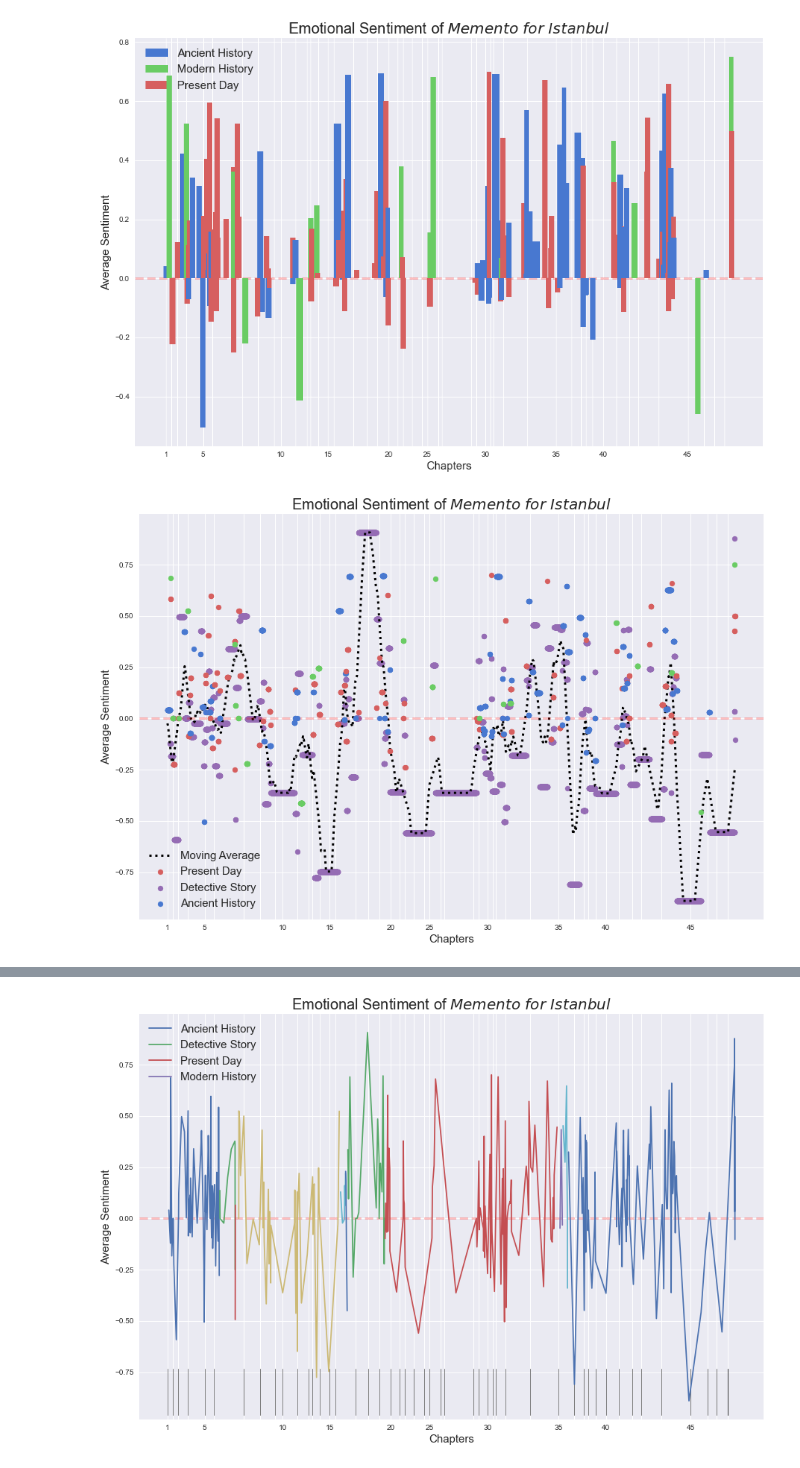
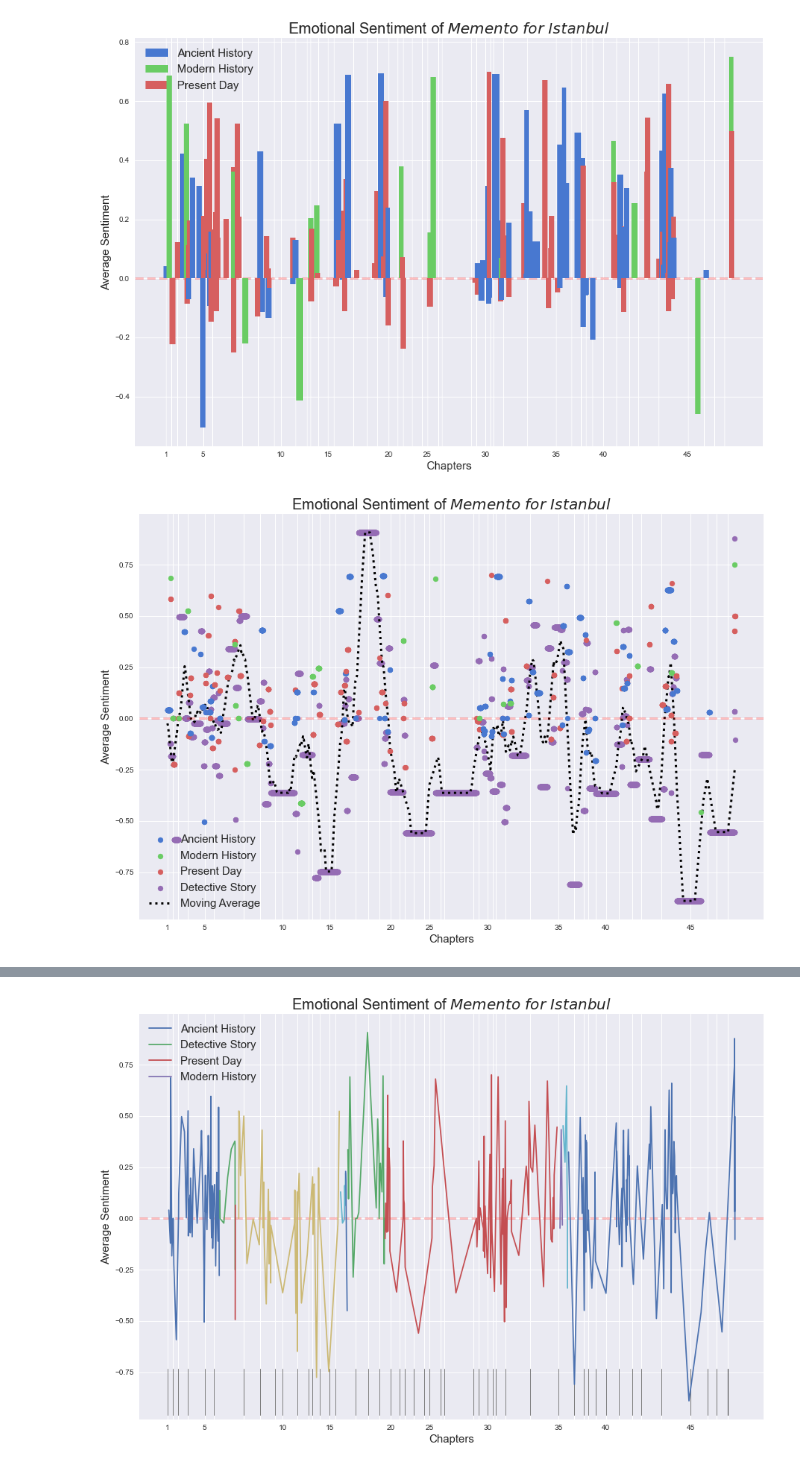
Before and after one commit to raffg/memento_for_istanbul, a Jupyter notebook: sentiment_analysis.ipynb, the cells around one changed output, grey strips where cells are left out. Cells and saved outputs as stored; diff of their text form; code cells hidden in the pictures.

```diff
--- a/sentiment_analysis.ipynb
+++ b/sentiment_analysis.ipynb
@@ -200,0 +213,35 @@ plt.show()
+# %%
+length = sum([section[3] for section in novel])
+x = np.linspace(0, length - 1, num=length)
+y = [item for sublist in [[section[4]['compound']] * section[3] for section in novel] for item in sublist]
+
+plt.figure(figsize=(15, 10))
+
+for section in book_indices:
+    if book_indices[section][2] == 'Ancient History':
+        plt.bar(x[book_indices[section][0]: book_indices[section][1]],
+                 y[book_indices[section][0]: book_indices[section][1]],
+                 label=book_indices[section][2], color='#4878d0', width=50, zorder=10)
+    elif book_indices[section][2] == 'Modern History':
+        plt.bar(x[book_indices[section][0]: book_indices[section][1]],
+                 y[book_indices[section][0]: book_indices[section][1]],
+                 label=book_indices[section][2], color='#6acc64', width=50, zorder=10)
+    elif book_indices[section][2] == 'Present Day':
+        plt.bar(x[book_indices[section][0]: book_indices[section][1]],
+                 y[book_indices[section][0]: book_indices[section][1]],
+                 label=book_indices[section][2], color='#d65f5f', width=50, zorder=10)
+    elif book_indices[section][2] == 'Detective Story':
+        plt.bar(x[book_indices[section][0]: book_indices[section][1]],
+                 y[book_indices[section][0]: book_indices[section][1]],
+                 label=book_indices[section][2], color='#956cb4', width=1, zorder=1, alpha=.25)
+plt.axhline(y=0, xmin=0, xmax=length, alpha=.25, color='r', linestyle='--', linewidth=3)
+
+handles, labels = plt.gca().get_legend_handles_labels()
+handles = [handles[0], handles[3], handles[2], handles[1]]
+labels = [labels[0], labels[3], labels[2], labels[1]]
+plt.legend(handles, labels, loc='upper left', fontsize=15)
+plt.title('Emotional Sentiment of $Memento\ for\ Istanbul$', fontsize=20)
+plt.xlabel('Chapters', fontsize=15)
+plt.xticks(ticks=chapter_breaks, labels=[element + 1 if element == 0 or (element + 1) % 5 == 0 else '' for element in range(len(chapter_breaks))])
+plt.ylabel('Average Sentiment', fontsize=15)
+plt.show()
@@ -249,36 +298,36 @@ for section in book_indices:
     else:
         label = book_indices[section][2]
         legend_items[book_indices[section][2]] = True
 
     if book_indices[section][2] == 'Ancient History':
         color = '#4878d0'
         zorder=10
     elif book_indices[section][2] == 'Modern History':
         color = '#6acc64'
         zorder=10
     elif book_indices[section][2] == 'Present Day':
         color = '#d65f5f'
         zorder=10
     elif book_indices[section][2] == 'Detective Story':
         color = '#956cb4'
         zorder=1
     plt.scatter(x[book_indices[section][0]: book_indices[section][1]],
              y[book_indices[section][0]: book_indices[section][1]],
              label=label, color=color, zorder=zorder)
 plt.plot(movingaverage(y, 250), color='k', linewidth=3, linestyle=':', label = 'Moving Average')
 plt.axhline(y=0, xmin=0, xmax=length, alpha=.25, color='r', linestyle='--', linewidth=3)
 
 handles, labels = plt.gca().get_legend_handles_labels()
-handles = [handles[0], handles[3], handles[2], handles[1]]
-labels = [labels[0], labels[3], labels[2], labels[1]]
+handles = [handles[1], handles[4], handles[3], handles[2], handles[0]]
+labels = [labels[1], labels[4], labels[3], labels[2], labels[0]]
 plt.legend(handles, labels, loc='lower left', fontsize=15)
 plt.title('Emotional Sentiment of $Memento\ for\ Istanbul$', fontsize=20)
 plt.xlabel('Chapters', fontsize=15)
 plt.xticks(ticks=chapter_breaks, labels=[element + 1 if element == 0 or (element + 1) % 5 == 0 else '' for element in range(len(chapter_breaks))])
 plt.ylabel('Average Sentiment', fontsize=15)
 plt.show()
 # %% [output]
-[figure, old version]
+[figure, new version]
 # %%
 length = sum([section[3] for section in novel])
 x = np.linspace(0, length - 1, num=length)
```
Also changed, not shown: parts of 20 cells of this notebook.
